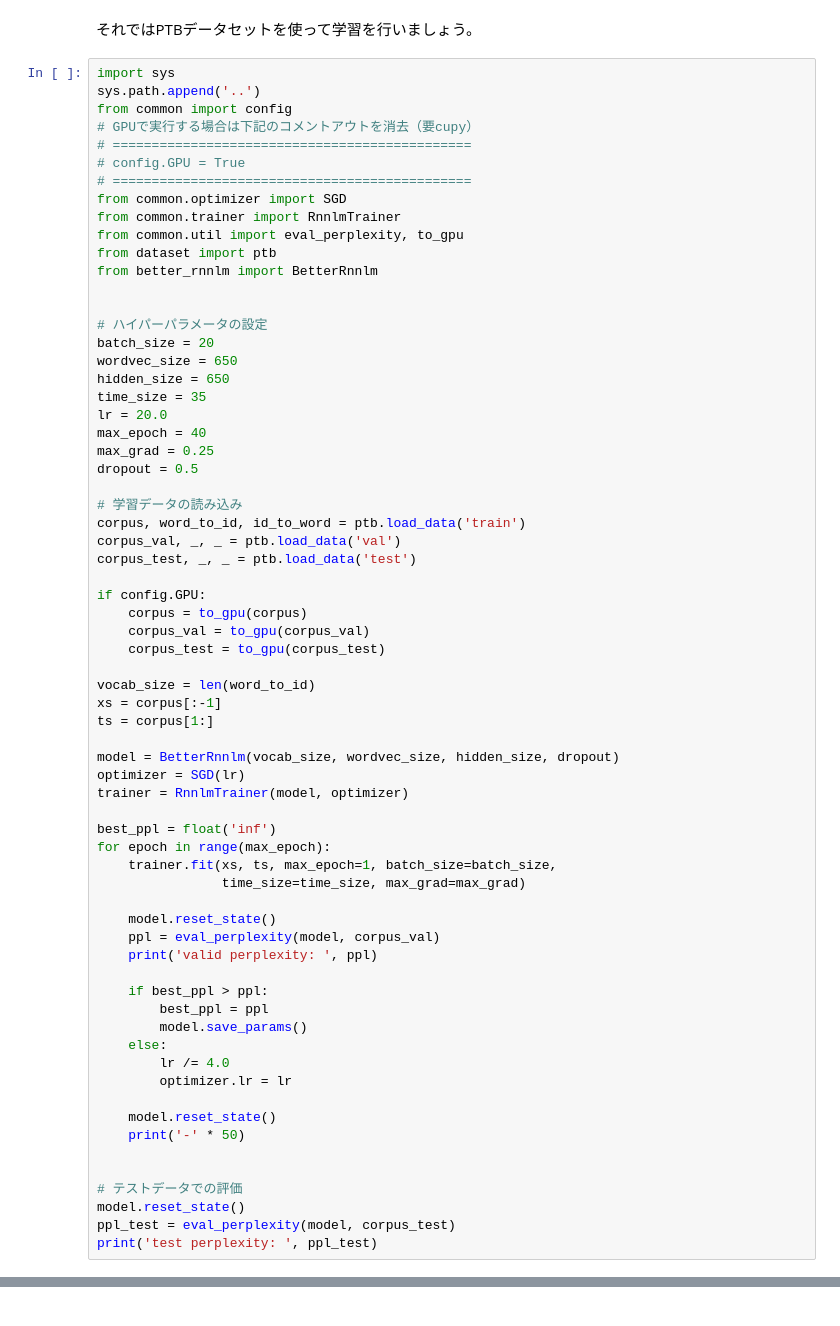
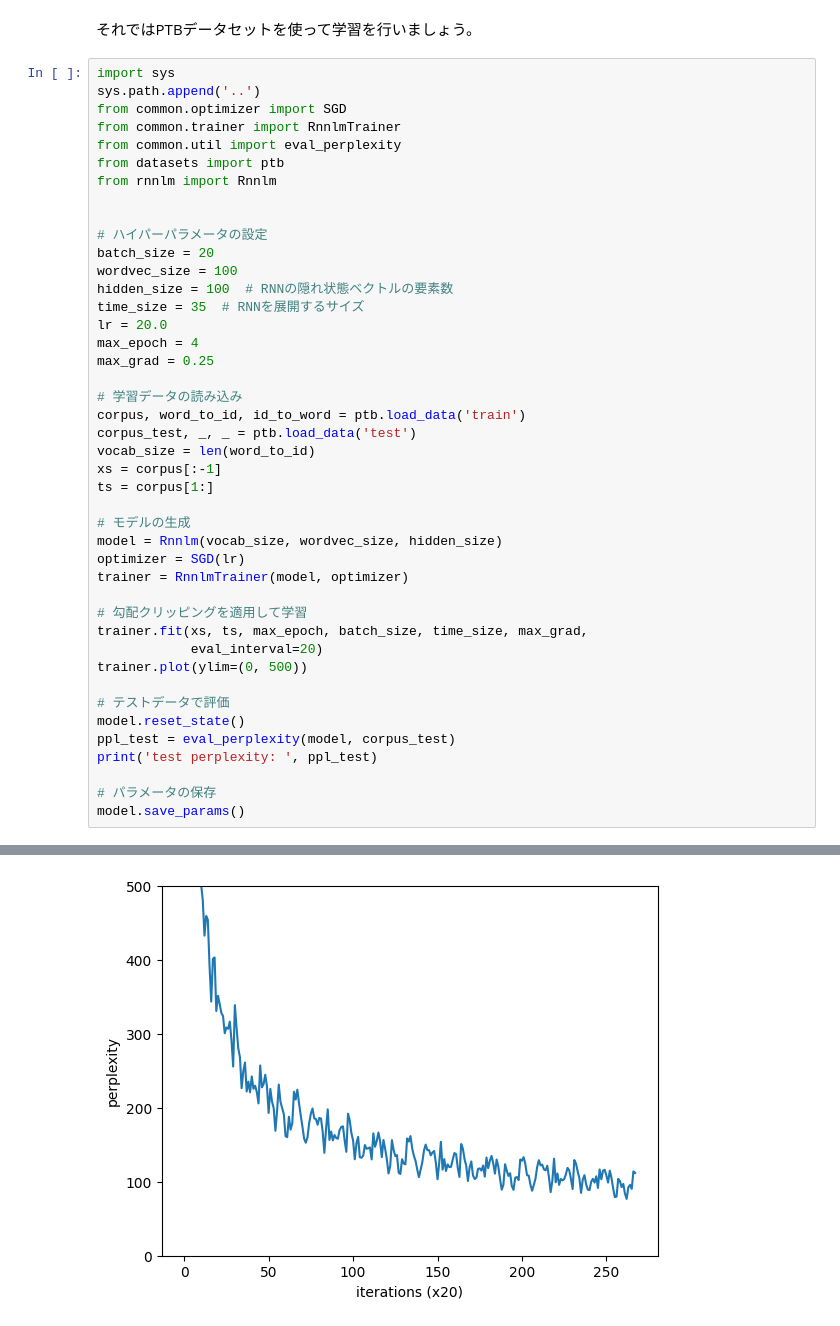
Before and after one commit to LABO-M/zero-tuku2-2024, a Jupyter notebook: ch06/Chapter6_yoshida.ipynb, the cells around one changed output, grey strips where cells are left out. Cells and saved outputs as stored; diff of their text form.

```diff
--- a/ch06/Chapter6_yoshida.ipynb
+++ b/ch06/Chapter6_yoshida.ipynb
@@ -703,68 +703,44 @@ class Rnnlm(BaseModel):
 # %%
 import sys
 sys.path.append('..')
-from common import config
-# GPUで実行する場合は下記のコメントアウトを消去（要cupy）
-# ==============================================
-# config.GPU = True
-# ==============================================
 from common.optimizer import SGD
 from common.trainer import RnnlmTrainer
-from common.util import eval_perplexity, to_gpu
-from dataset import ptb
-from better_rnnlm import BetterRnnlm
+from common.util import eval_perplexity
+from datasets import ptb
+from rnnlm import Rnnlm
 
 
 # ハイパーパラメータの設定
 batch_size = 20
-wordvec_size = 650
-hidden_size = 650
-time_size = 35
+wordvec_size = 100
+hidden_size = 100  # RNNの隠れ状態ベクトルの要素数
+time_size = 35  # RNNを展開するサイズ
 lr = 20.0
-max_epoch = 40
+max_epoch = 4
 max_grad = 0.25
-dropout = 0.5
 
 # 学習データの読み込み
 corpus, word_to_id, id_to_word = ptb.load_data('train')
-corpus_val, _, _ = ptb.load_data('val')
 corpus_test, _, _ = ptb.load_data('test')
-
-if config.GPU:
-    corpus = to_gpu(corpus)
-    corpus_val = to_gpu(corpus_val)
-    corpus_test = to_gpu(corpus_test)
-
 vocab_size = len(word_to_id)
 xs = corpus[:-1]
 ts = corpus[1:]
 
-model = BetterRnnlm(vocab_size, wordvec_size, hidden_size, dropout)
+# モデルの生成
+model = Rnnlm(vocab_size, wordvec_size, hidden_size)
 optimizer = SGD(lr)
 trainer = RnnlmTrainer(model, optimizer)
 
-best_ppl = float('inf')
-for epoch in range(max_epoch):
-    trainer.fit(xs, ts, max_epoch=1, batch_size=batch_size,
-                time_size=time_size, max_grad=max_grad)
+# 勾配クリッピングを適用して学習
+trainer.fit(xs, ts, max_epoch, batch_size, time_size, max_grad,
+            eval_interval=20)
+trainer.plot(ylim=(0, 500))
 
-    model.reset_state()
-    ppl = eval_perplexity(model, corpus_val)
-    print('valid perplexity: ', ppl)
-
-    if best_ppl > ppl:
-        best_ppl = ppl
-        model.save_params()
-    else:
-        lr /= 4.0
-        optimizer.lr = lr
-
-    model.reset_state()
-    print('-' * 50)
-
-
-# テストデータでの評価
+# テストデータで評価
 model.reset_state()
 ppl_test = eval_perplexity(model, corpus_test)
 print('test perplexity: ', ppl_test)
+
+# パラメータの保存
+model.save_params()
 # %% [output]
@@ -771,0 +764 @@ ImportError: cannot import name 'ptb' from 'dataset' (/home/yoshida/.pyenv/versi
+[figure, added]
```
Also changed, not shown: parts of 6 cells of this notebook.
